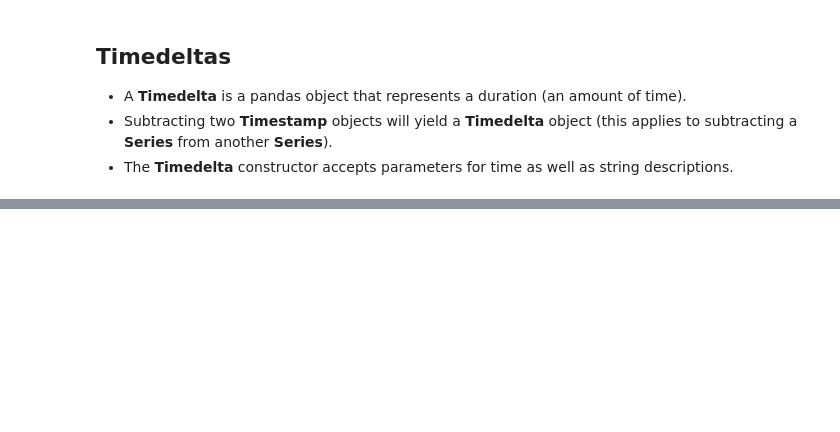
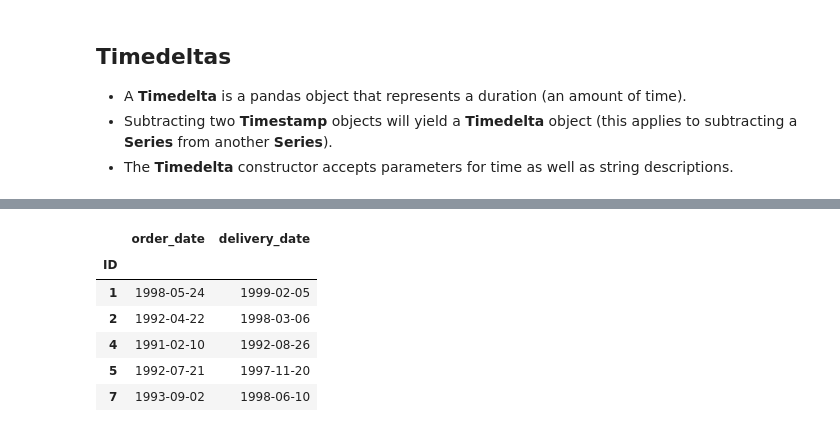
Before and after one commit to wolneihd/udemy_pandas, a Jupyter notebook: Incomplete/11 - Working with Dates and Times.ipynb, the cells around one changed output, grey strips where cells are left out. Saved outputs shown, nothing was run; the diff lists cells and outputs as text; code cells hidden in the pictures; blank space fills up the shorter version.

```diff
--- a/Incomplete/11 - Working with Dates and Times.ipynb
+++ b/Incomplete/11 - Working with Dates and Times.ipynb
@@ -444,0 +488,11 @@ plt.show()
+# %%
+ecommerce = pd.read_csv('ecommerce.csv', index_col='ID',  parse_dates=['order_date','delivery_date'])
+ecommerce.head()
+# %% [output]
+|  | order_date | delivery_date |
+| ID |  |  |
+| 1 | 1998-05-24 | 1999-02-05 |
+| 2 | 1992-04-22 | 1998-03-06 |
+| 4 | 1991-02-10 | 1992-08-26 |
+| 5 | 1992-07-21 | 1997-11-20 |
+| 7 | 1993-09-02 | 1998-06-10 |
```
Also changed, not shown: parts of 8 cells of this notebook.
